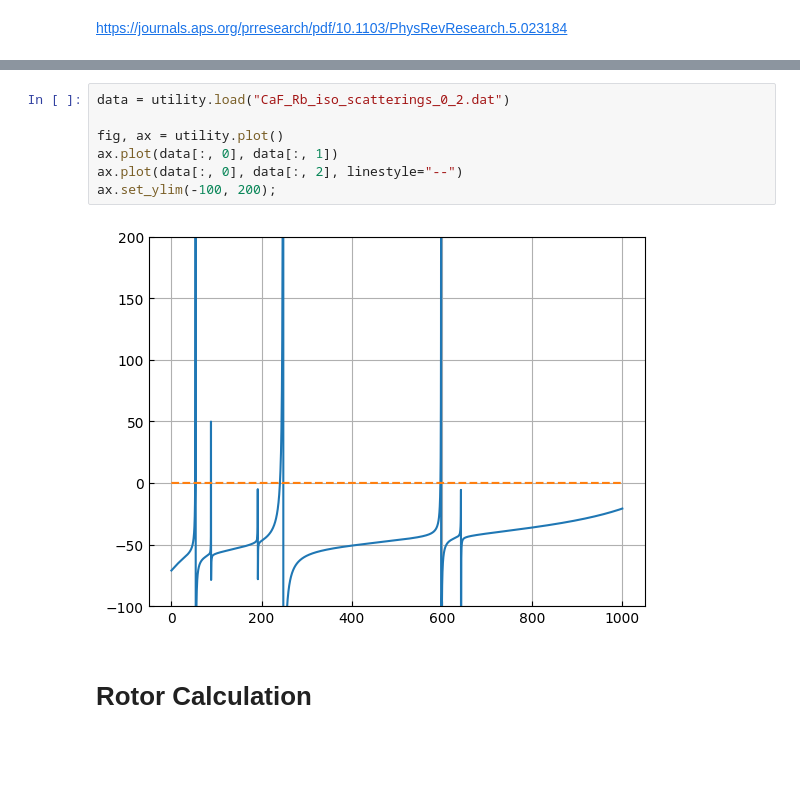
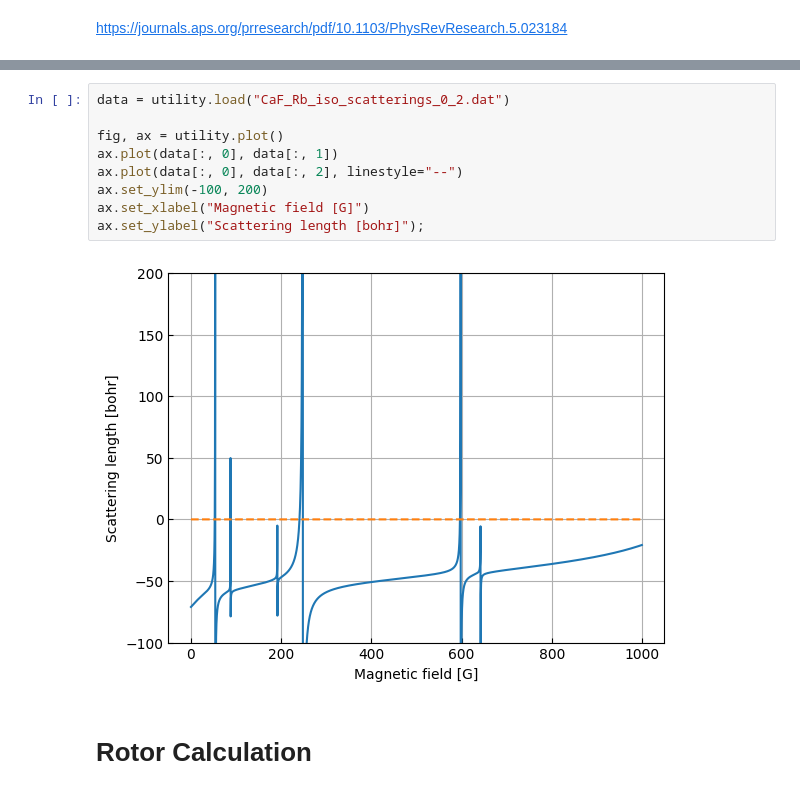
Before and after one commit to Wleter/scattering_problems, a Jupyter notebook: analysis/caf_rb_analysis.ipynb, the cells around one changed output, grey strips where cells are left out. Cells and saved outputs as stored; diff of their text form; blank space fills up the shorter version.

```diff
--- a/analysis/caf_rb_analysis.ipynb
+++ b/analysis/caf_rb_analysis.ipynb
@@ -82,11 +96,13 @@ ax.set_ylim(-100, 200);
 # %%
 data = utility.load("CaF_Rb_iso_scatterings_0_2.dat")
 
 fig, ax = utility.plot()
 ax.plot(data[:, 0], data[:, 1])
 ax.plot(data[:, 0], data[:, 2], linestyle="--")
-ax.set_ylim(-100, 200);
+ax.set_ylim(-100, 200)
+ax.set_xlabel("Magnetic field [G]")
+ax.set_ylabel("Scattering length [bohr]");
 # %% [output]
-[figure, old version]
+[figure, new version]
 # %% [markdown]
 # Rotor Calculation
```
Also changed, not shown: parts of 19 cells of this notebook, 11 other files.
